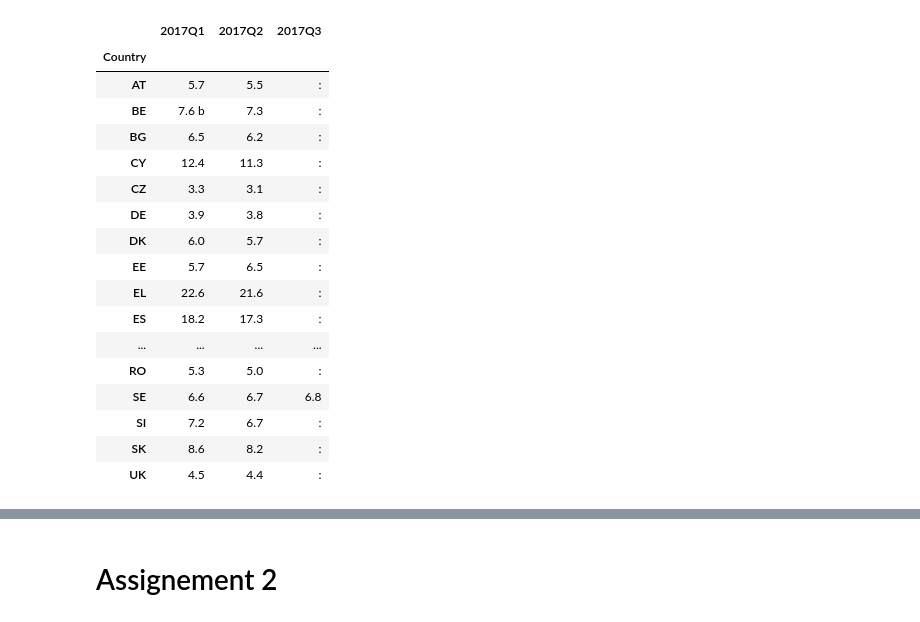
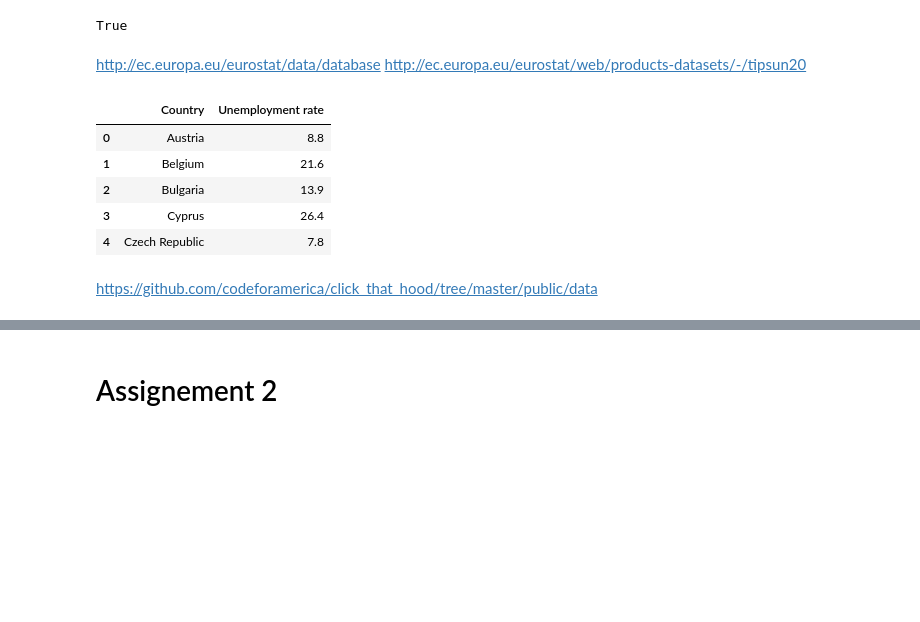
Before and after one commit to Roussaky/ada-EPFL, a Jupyter notebook: Homework3/Homework3.ipynb, the cells around one changed output, grey strips where cells are left out. Drawn from its saved outputs; the diff is of its cells as text; code cells hidden in the pictures; blank space fills up the shorter version.

```diff
--- a/Homework3/Homework3.ipynb
+++ b/Homework3/Homework3.ipynb
@@ -2,5 +2,6 @@
 import pandas as pd
 import folium
 import json
-import gzip
-import os
+folium.__version__ == '0.5.0'
+# %% [output]
+True
@@ -17,21 +8,18 @@ new_rates = df.loc[:,['2017Q1 ', '2017Q2 ' ,'2017Q3 ']]
-# %%
-new_rates
-# %% [output]
-|  | 2017Q1 | 2017Q2 | 2017Q3 |
-| Country |  |  |  |
-| AT | 5.7 | 5.5 | : |
-| BE | 7.6 b | 7.3 | : |
-| BG | 6.5 | 6.2 | : |
-| CY | 12.4 | 11.3 | : |
-| CZ | 3.3 | 3.1 | : |
-| DE | 3.9 | 3.8 | : |
-| DK | 6.0 | 5.7 | : |
-| EE | 5.7 | 6.5 | : |
-| EL | 22.6 | 21.6 | : |
-| ES | 18.2 | 17.3 | : |
-| ... | ... | ... | ... |
-| RO | 5.3 | 5.0 | : |
-| SE | 6.6 | 6.7 | 6.8 |
-| SI | 7.2 | 6.7 | : |
-| SK | 8.6 | 8.2 | : |
-| UK | 4.5 | 4.4 | : |
+# %% [markdown]
+http://ec.europa.eu/eurostat/data/database
+http://ec.europa.eu/eurostat/web/products-datasets/-/tipsun20
+# %%
+#June 2017
+data = pd.read_csv('EU-chomage.csv')
+data=data[['GEO','Value']]
+data.columns = ['Country','Unemployment rate']
+data.head()
+# %% [output]
+|  | Country | Unemployment rate |
+| 0 | Austria | 8.8 |
+| 1 | Belgium | 21.6 |
+| 2 | Bulgaria | 13.9 |
+| 3 | Cyprus | 26.4 |
+| 4 | Czech Republic | 7.8 |
+# %% [markdown]
+https://github.com/codeforamerica/click_that_hood/tree/master/public/data
```
Also changed, not shown: parts of 5 cells of this notebook, 3 other files.
